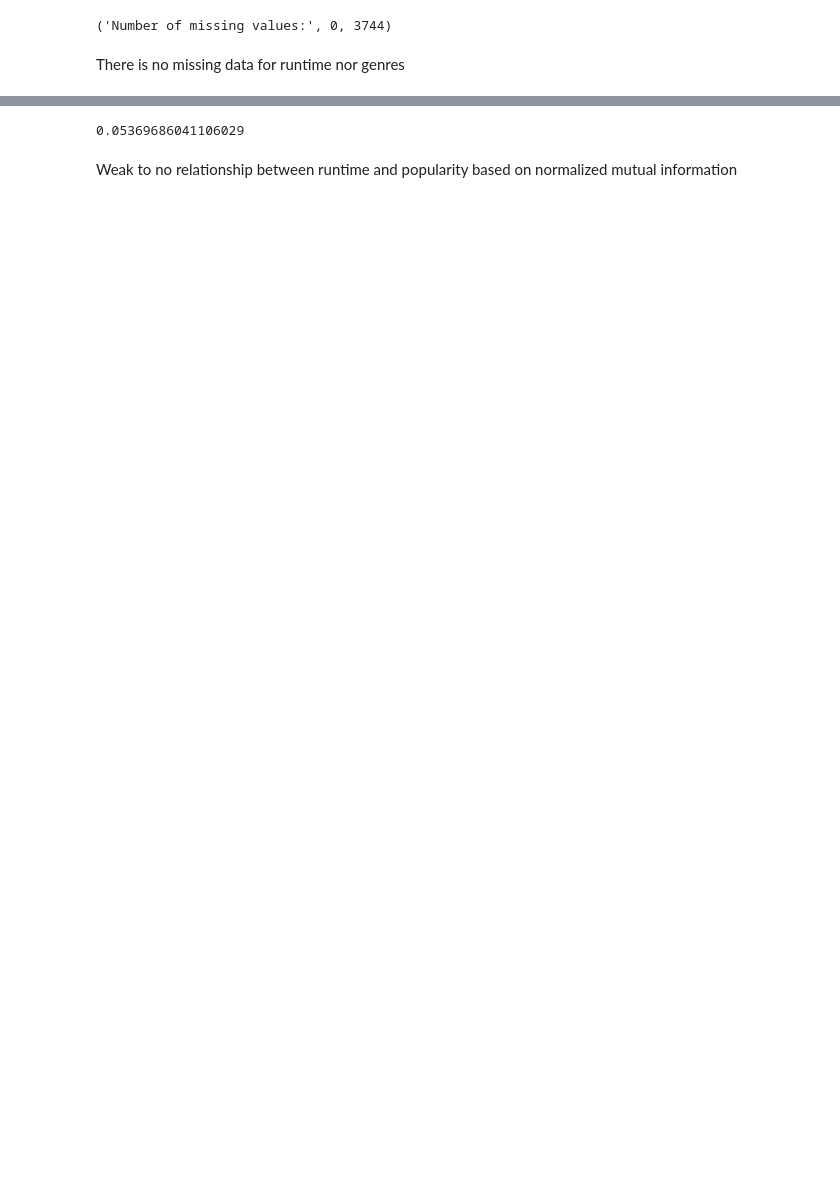
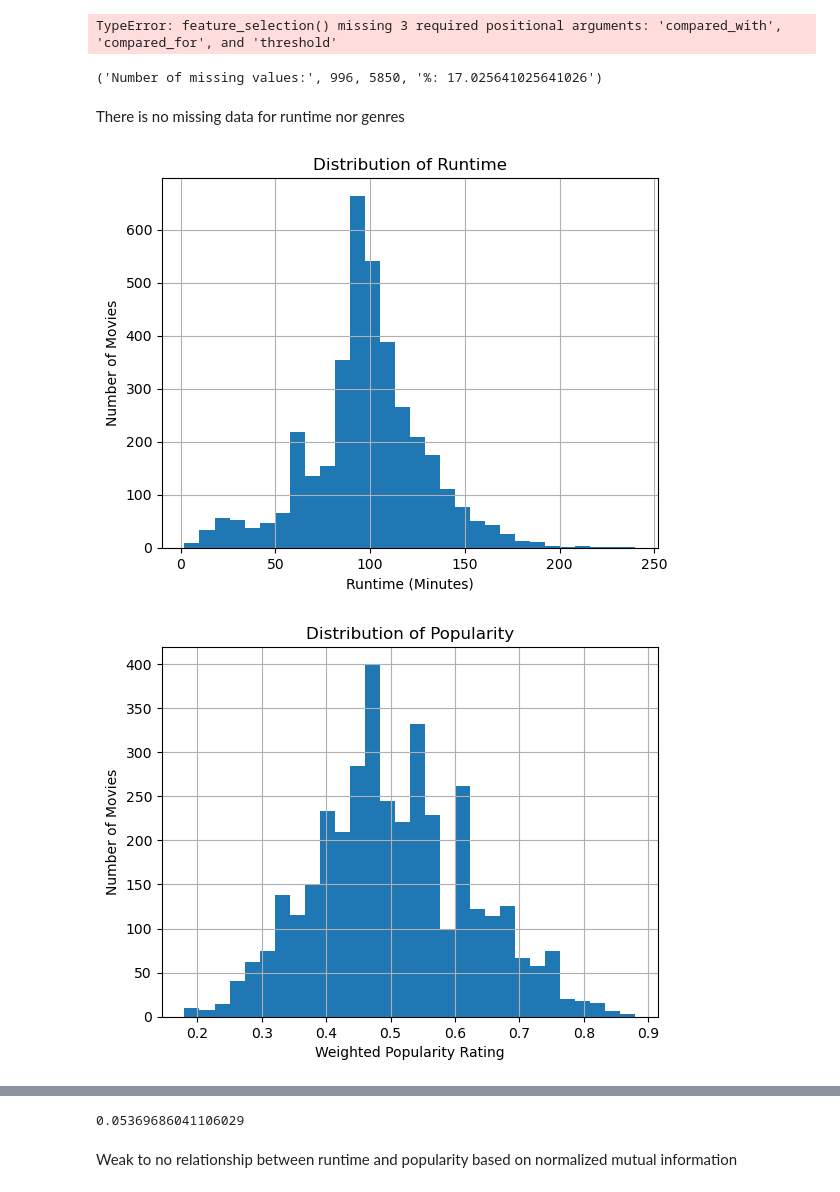
Before and after one commit to XiaoyingChen924/Movie_Popularity_Analysis, a Jupyter notebook: Tianyi.ipynb, the cells around one changed output, grey strips where cells are left out. Cells and saved outputs as stored; diff of their text form; code cells hidden in the pictures; blank space fills up the shorter version.

```diff
--- a/Tianyi.ipynb
+++ b/Tianyi.ipynb
@@ -34,6 +35,11 @@ def feature_selection(inputfile, compared_with, compared_for, threshold):
             filtered_features.append(feature)
 
     return ('\nFeature set after filtering with MI:', filtered_features)
+
+
+feature_selection('multi_hot_encoded_genres', )
+# %% [output]
+TypeError: feature_selection() missing 3 required positional arguments: 'compared_with', 'compared_for', and 'threshold'
 # %%
 # Total data missing function
 
@@ -47,12 +53,38 @@ def null_NaN_total(input_file, feature):
     num_rows = shape[0]
     num_columns = shape[1]
 
-    return 'Number of missing values:', total_missing, num_rows
+    return 'Number of missing values:', total_missing, num_rows, f"%: {total_missing/num_rows*100}"
 
-null_NaN_total('standardized.csv', 'runtime')
+#null_NaN_total('standardized.csv', 'runtime')
 
-#null_NaN_total('standardized.csv', 'genres')
+null_NaN_total('titles.csv', 'imdb_votes')
 # %% [output]
-('Number of missing values:', 0, 3744)
+('Number of missing values:', 996, 5850, '%: 17.025641025641026')
 # %% [markdown]
 There is no missing data for runtime nor genres
+# %%
+data = pd.read_csv('standardized.csv')
+popularity = data.weighted_average_popularity
+runtime = data.runtime
+year = data.release_year
+
+runtime.hist(bins=30)
+plt.xlabel('Runtime (Minutes)')
+plt.ylabel('Number of Movies')
+plt.title('Distribution of Runtime')
+plt.show()
+
+popularity.hist(bins=30)
+plt.xlabel('Weighted Popularity Rating')
+plt.ylabel('Number of Movies')
+plt.title('Distribution of Popularity')
+plt.show()
+
+year.hist(bins=30)
+plt.xlabel('Year which movies were released')
+plt.ylabel('Number of Movies')
+plt.title('Distribution of Release year')
+plt.show()
+# %% [output]
+[figure, added]
+[figure, added]
```
Also changed, not shown: parts of 5 cells of this notebook.
